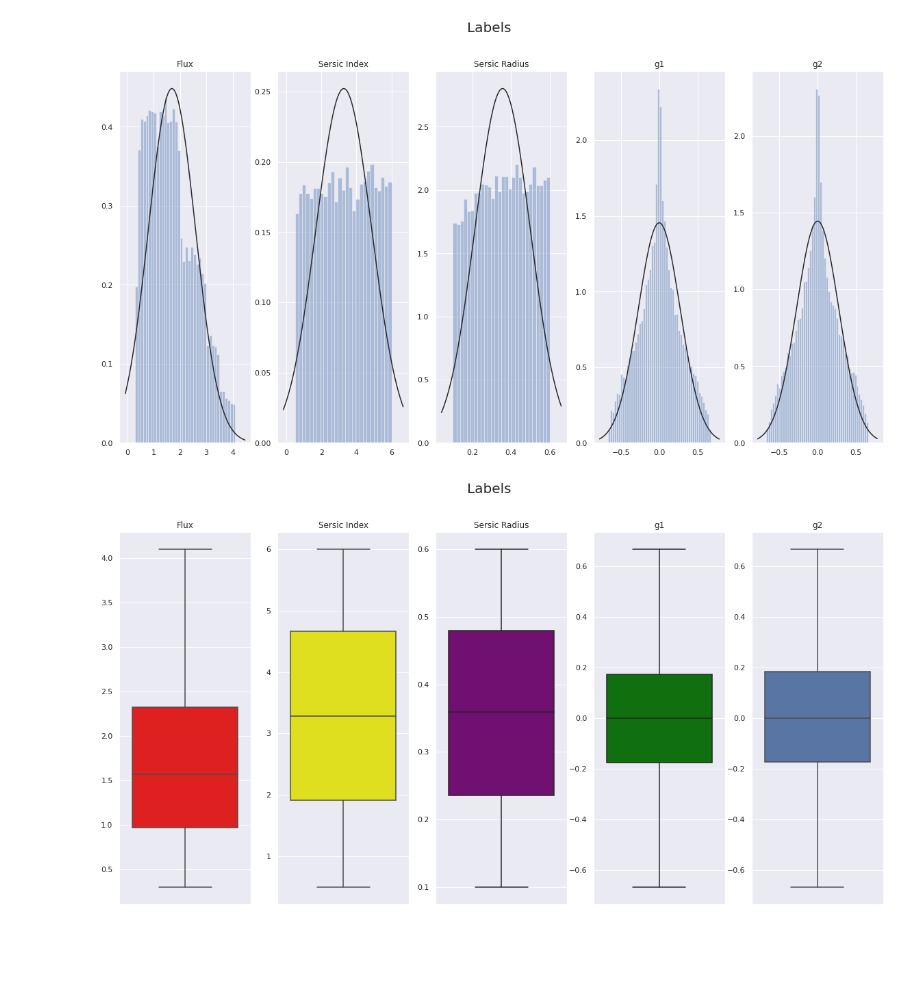
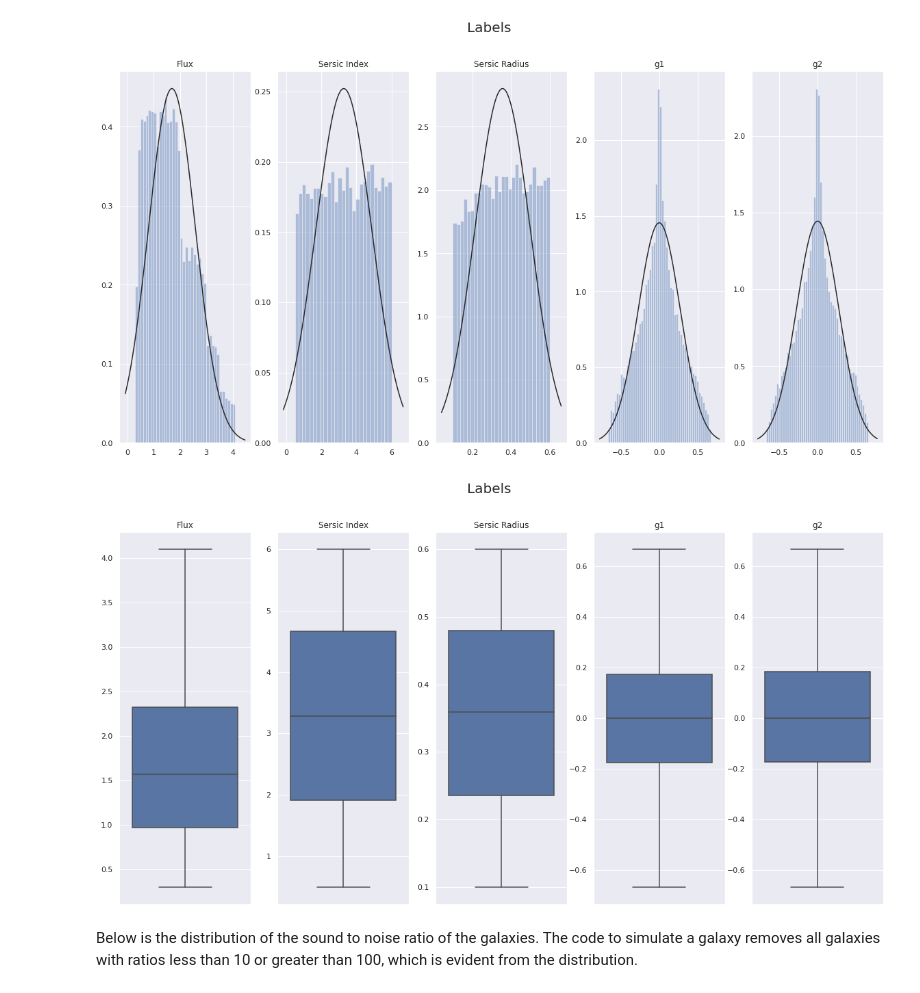
Before and after one commit to asanneh/CS109B_Final_Project_Group_35, a Jupyter notebook: CS109B_Final_Project_Group_35.ipynb, the cells around one changed output. Cells and saved outputs as stored; diff of their text form; code cells hidden in the pictures; blank space fills up the shorter version.

```diff
--- a/CS109B_Final_Project_Group_35.ipynb
+++ b/CS109B_Final_Project_Group_35.ipynb
@@ -128,16 +137,18 @@ plt.show()
 # %%
 fig, ax = plt.subplots(1,5, figsize=(20,10));
 fig.suptitle('Labels')
 
 fig.suptitle('Labels', fontsize=20)
-sns.boxplot(label[:, 0],  ax=ax[0], orient='v', color='red').set_title('Flux')
-sns.boxplot(label[:, 1],  ax=ax[1], orient='v', color='yellow').set_title('Sersic Index')
-sns.boxplot(label[:, 2],  ax=ax[2], orient='v', color='purple').set_title('Sersic Radius')
-sns.boxplot(label[:, 3],  ax=ax[3],orient='v', color='green').set_title('g1')
+sns.boxplot(label[:, 0],  ax=ax[0], orient='v').set_title('Flux')
+sns.boxplot(label[:, 1],  ax=ax[1], orient='v').set_title('Sersic Index')
+sns.boxplot(label[:, 2],  ax=ax[2], orient='v').set_title('Sersic Radius')
+sns.boxplot(label[:, 3],  ax=ax[3],orient='v').set_title('g1')
 sns.boxplot(label[:, 4],  ax=ax[4], orient='v').set_title('g2')
 plt.show()
 # %% [output]
-[figure, old version]
+[figure, new version]
+# %% [markdown]
+Below is the distribution of the sound to noise ratio of the galaxies. The code to simulate a galaxy removes all galaxies with ratios less than 10 or greater than 100, which is evident from the distribution.
 # %%
 fig, ax = plt.subplots(1,2, figsize=(20,5))
 fig.suptitle('Sound to noise ratio', fontsize=20);
```
Also changed, not shown: parts of 11 cells of this notebook.
